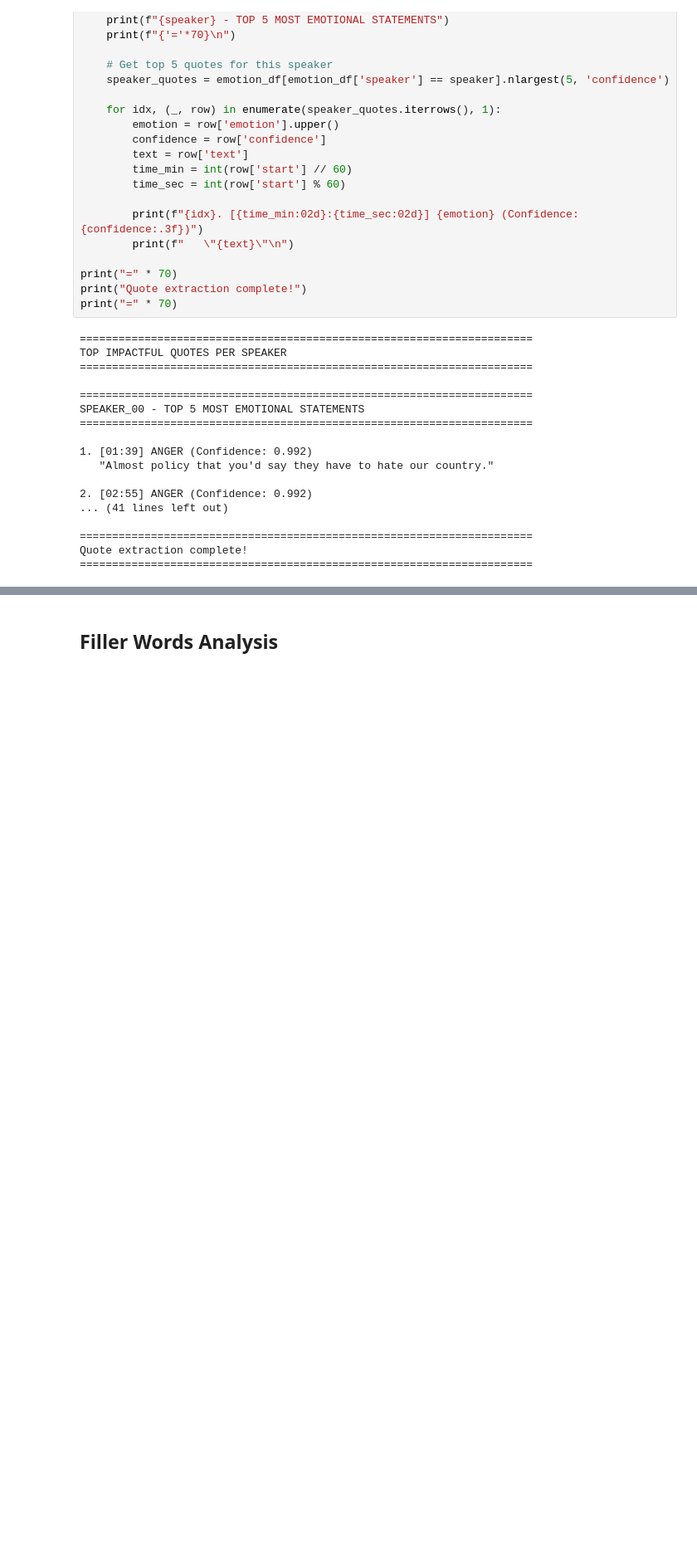
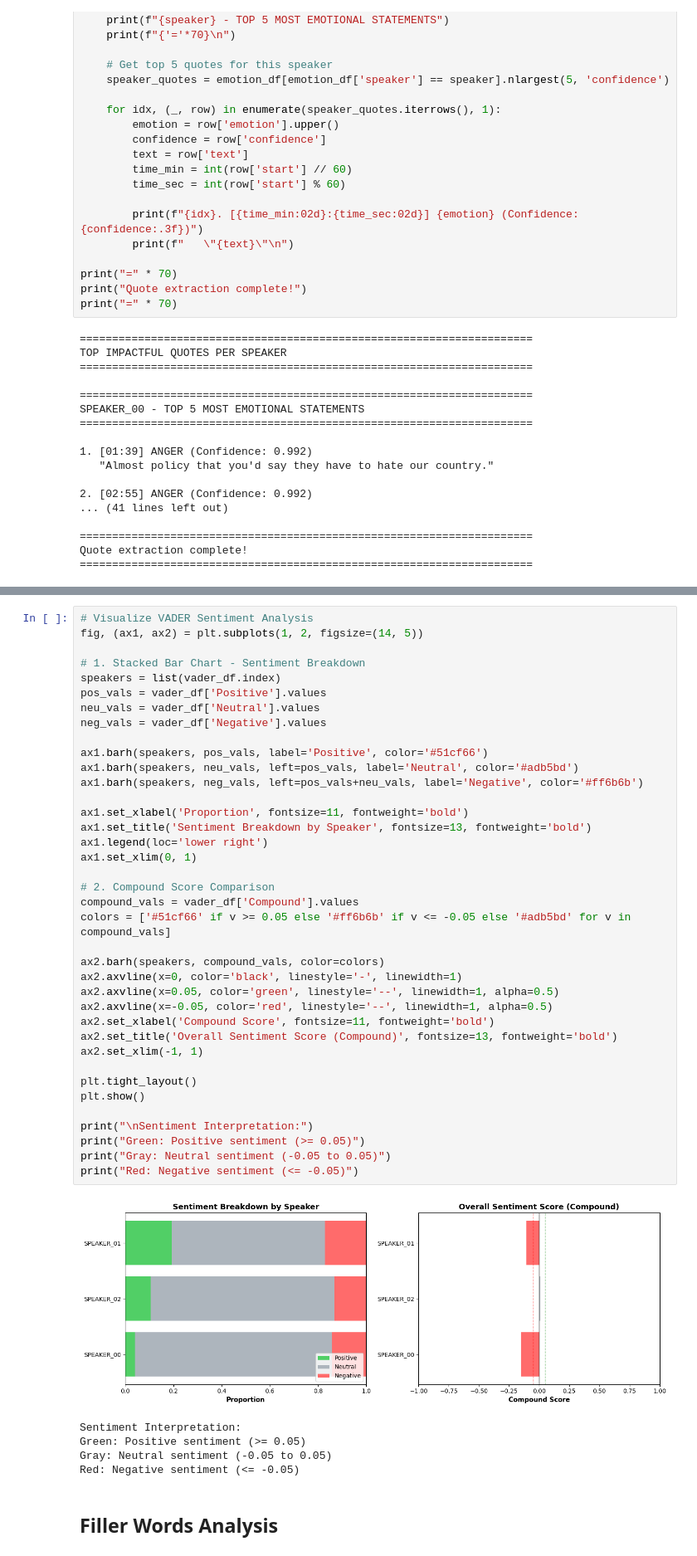
Before and after one commit to norakeavney/SpeakSense, a Jupyter notebook: speechlab/bias_detection_dashboard.ipynb, the cells around one changed output, grey strips where cells are left out. Shown at 83% size. Drawn from its saved outputs; the diff is of its cells as text; blank space fills up the shorter version.

```diff
--- a/speechlab/bias_detection_dashboard.ipynb
+++ b/speechlab/bias_detection_dashboard.ipynb
@@ -2015,3 +2067,47 @@ Quote extraction complete!
+# %%
+# Visualize VADER Sentiment Analysis
+fig, (ax1, ax2) = plt.subplots(1, 2, figsize=(14, 5))
+
+# 1. Stacked Bar Chart - Sentiment Breakdown
+speakers = list(vader_df.index)
+pos_vals = vader_df['Positive'].values
+neu_vals = vader_df['Neutral'].values
+neg_vals = vader_df['Negative'].values
+
+ax1.barh(speakers, pos_vals, label='Positive', color='#51cf66')
+ax1.barh(speakers, neu_vals, left=pos_vals, label='Neutral', color='#adb5bd')
+ax1.barh(speakers, neg_vals, left=pos_vals+neu_vals, label='Negative', color='#ff6b6b')
+
+ax1.set_xlabel('Proportion', fontsize=11, fontweight='bold')
+ax1.set_title('Sentiment Breakdown by Speaker', fontsize=13, fontweight='bold')
+ax1.legend(loc='lower right')
+ax1.set_xlim(0, 1)
+
+# 2. Compound Score Comparison
+compound_vals = vader_df['Compound'].values
+colors = ['#51cf66' if v >= 0.05 else '#ff6b6b' if v <= -0.05 else '#adb5bd' for v in compound_vals]
+
+ax2.barh(speakers, compound_vals, color=colors)
+ax2.axvline(x=0, color='black', linestyle='-', linewidth=1)
+ax2.axvline(x=0.05, color='green', linestyle='--', linewidth=1, alpha=0.5)
+ax2.axvline(x=-0.05, color='red', linestyle='--', linewidth=1, alpha=0.5)
+ax2.set_xlabel('Compound Score', fontsize=11, fontweight='bold')
+ax2.set_title('Overall Sentiment Score (Compound)', fontsize=13, fontweight='bold')
+ax2.set_xlim(-1, 1)
+
+plt.tight_layout()
+plt.show()
+
+print("\nSentiment Interpretation:")
+print("Green: Positive sentiment (>= 0.05)")
+print("Gray: Neutral sentiment (-0.05 to 0.05)")
+print("Red: Negative sentiment (<= -0.05)")
+# %% [output]
+[figure, added]
+Sentiment Interpretation:
+Green: Positive sentiment (>= 0.05)
+Gray: Neutral sentiment (-0.05 to 0.05)
+Red: Negative sentiment (<= -0.05)
 # %% [markdown]
 ## Filler Words Analysis
 # %%
```
Also changed, not shown: parts of 10 cells of this notebook, 9 other files.
